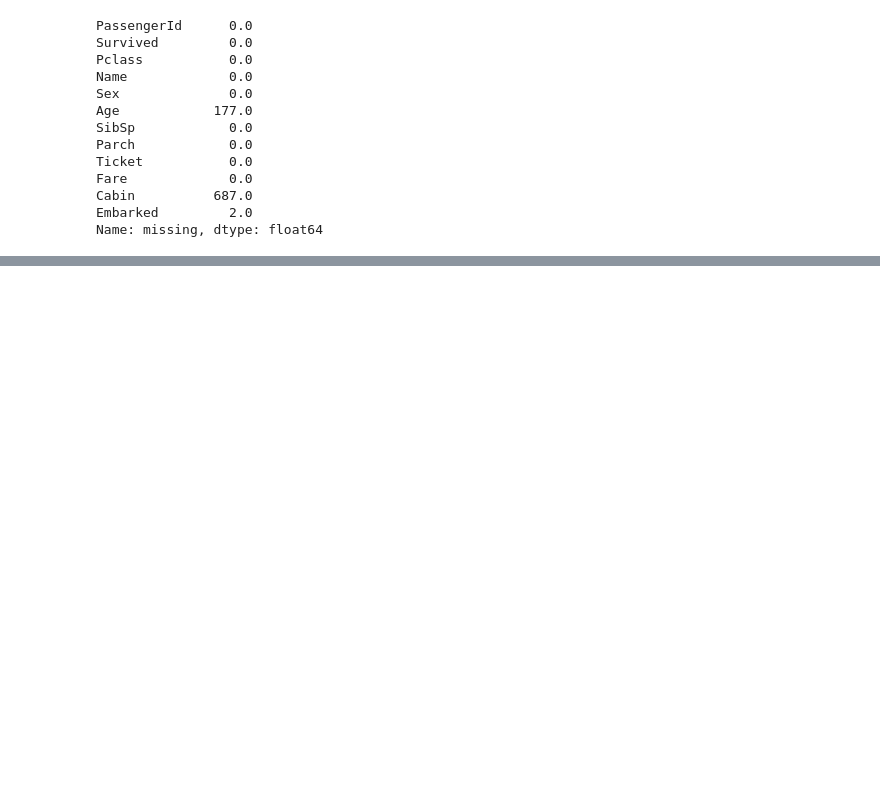
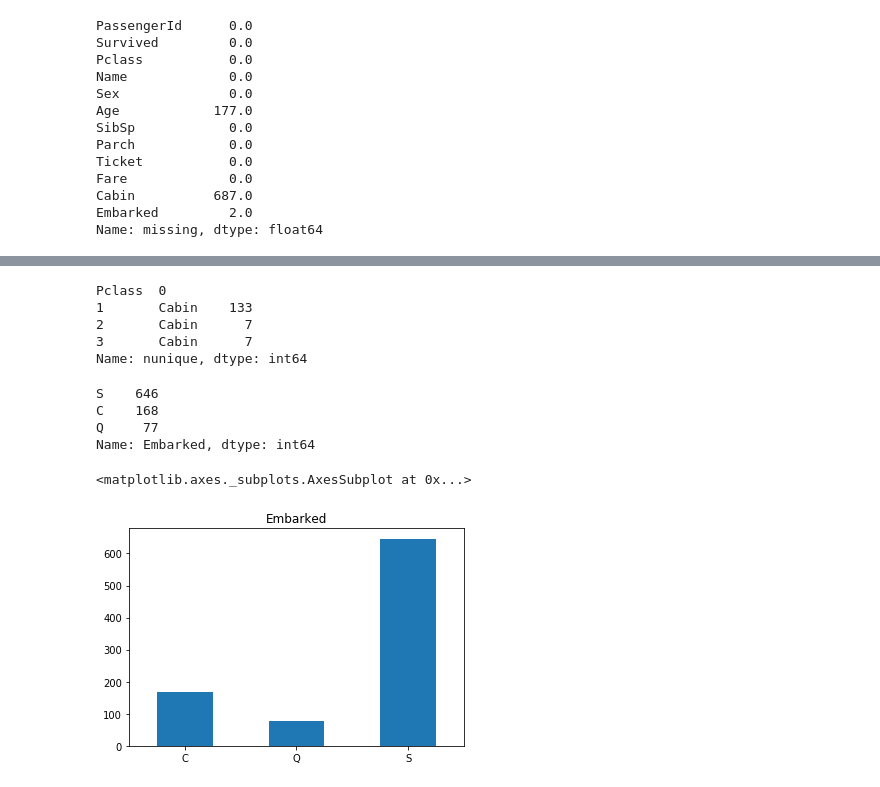
Before and after one commit to dvgodoy/handyspark, a Jupyter notebook: notebooks/Exploring Titanic.ipynb, the cells around one changed output, grey strips where cells are left out. Drawn from its saved outputs; the diff is of its cells as text; code cells hidden in the pictures; blank space fills up the shorter version.

```diff
--- a/notebooks/Exploring Titanic.ipynb
+++ b/notebooks/Exploring Titanic.ipynb
@@ -205,0 +121,20 @@ hdf2 = hdf.assign(logFare=lambda Fare: np.log(Fare + 1))
+# %%
+hdf_fenced.stratify(['Pclass']).cols['Cabin'].nunique()
+# %% [output]
+Pclass  0
+1       Cabin    133
+2       Cabin      7
+3       Cabin      7
+Name: nunique, dtype: int64
+# %%
+hdf_fenced.cols['Embarked'].value_counts()
+# %% [output]
+S    646
+C    168
+Q     77
+Name: Embarked, dtype: int64
+# %%
+hdf_fenced.cols['Embarked'].hist()
+# %% [output]
+<matplotlib.axes._subplots.AxesSubplot at 0x...>
+[figure, added]
```
Also changed, not shown: parts of 43 cells of this notebook, 2 other files.
